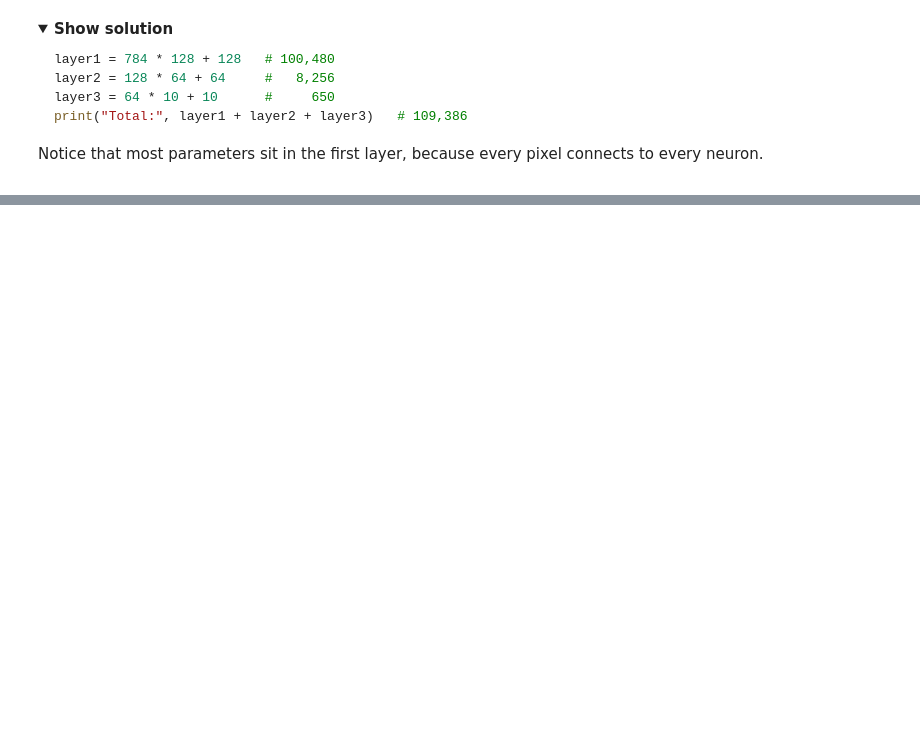
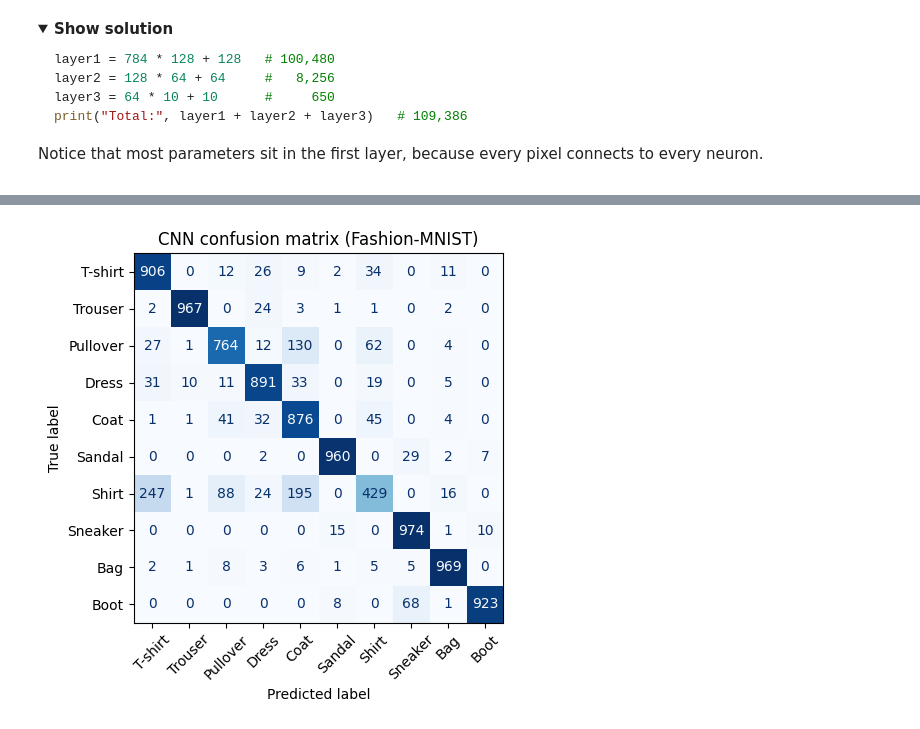
Before and after one commit to nopeyalharith/Hands-on-Introduction-to-Deep-Learning, a Jupyter notebook: DL_hands-on.ipynb, the cells around one changed output, grey strips where cells are left out. Drawn from its saved outputs; the diff is of its cells as text; code cells hidden in the pictures; folded sections open; blank space fills up the shorter version.

```diff
--- a/DL_hands-on.ipynb
+++ b/DL_hands-on.ipynb
@@ -281,0 +602,47 @@ print(f"  MLP (deep learning) test accuracy:       {test_acc:.3f}")
+# %%
+(x_train, y_train), (x_test, y_test) = keras.datasets.fashion_mnist.load_data()
+
+x_train_n = x_train.astype("float32") / 255.0
+x_test_n  = x_test.astype("float32") / 255.0
+
+
+mlp = keras.Sequential([
+    keras.Input(shape=(28, 28)),
+    layers.Flatten(),
+    layers.Dense(128, activation="relu"),
+    layers.Dense(64, activation="relu"),
+    layers.Dense(10, activation="softmax"),
+], name="MLP")
+mlp.compile(optimizer="adam", loss="sparse_categorical_crossentropy", metrics=["accuracy"])
+hist_mlp = mlp.fit(x_train_n, y_train, epochs=5, batch_size=128, validation_split=0.1, verbose=2)
+test_acc = mlp.evaluate(x_test_n, y_test, verbose=0)[1]
+
+
+x_train_c = x_train_n[..., np.newaxis]
+x_test_c  = x_test_n[..., np.newaxis]
+cnn = keras.Sequential([
+    keras.Input(shape=(28, 28, 1)),
+    layers.Conv2D(16, 3, activation="relu", name="conv1"),
+    layers.MaxPooling2D(2),
+    layers.Conv2D(32, 3, activation="relu", name="conv2"),
+    layers.MaxPooling2D(2),
+    layers.Flatten(),
+    layers.Dense(64, activation="relu"),
+    layers.Dense(10, activation="softmax"),
+], name="CNN")
+cnn.compile(optimizer="adam", loss="sparse_categorical_crossentropy", metrics=["accuracy"])
+hist_cnn = cnn.fit(x_train_c, y_train, epochs=3, batch_size=128, validation_split=0.1, verbose=2)
+cnn_acc = cnn.evaluate(x_test_c, y_test, verbose=0)[1]
+
+print(f"\n{'Model':<6} {'Parameters':>12} {'Test accuracy':>15}")
+print(f"{'MLP':<6} {mlp.count_params():>12,} {test_acc:>15.4f}")
+print(f"{'CNN':<6} {cnn.count_params():>12,} {cnn_acc:>15.4f}")
+
+
+from sklearn.metrics import ConfusionMatrixDisplay
+names = ["T-shirt","Trouser","Pullover","Dress","Coat","Sandal","Shirt","Sneaker","Bag","Boot"]
+pred = cnn.predict(x_test_c, verbose=0).argmax(axis=1)
+ConfusionMatrixDisplay.from_predictions(y_test, pred, display_labels=names, cmap="Blues",
+                                        colorbar=False, xticks_rotation=45)
+plt.title("CNN confusion matrix (Fashion-MNIST)"); plt.show()
+# %% [output]
@@ -281,0 +666 @@ print(f"  MLP (deep learning) test accuracy:       {test_acc:.3f}")
+[figure, added]
```
Also changed, not shown: parts of 52 cells of this notebook.
